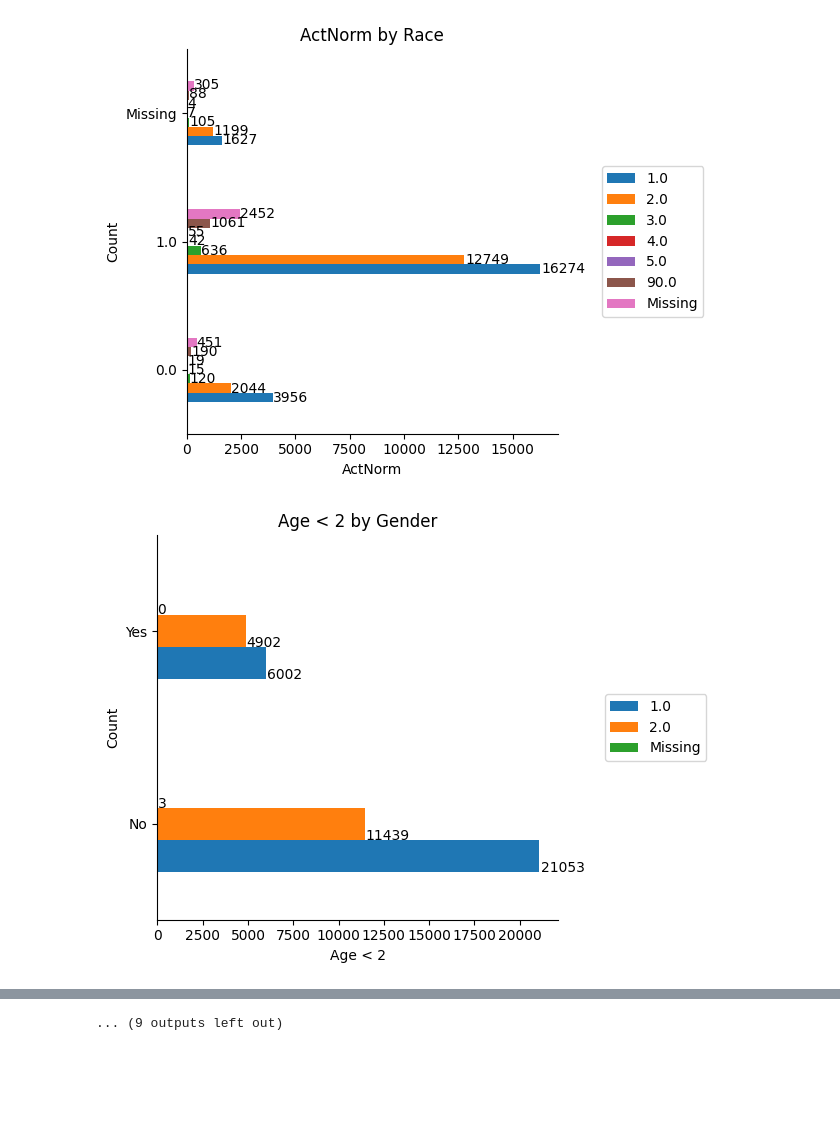
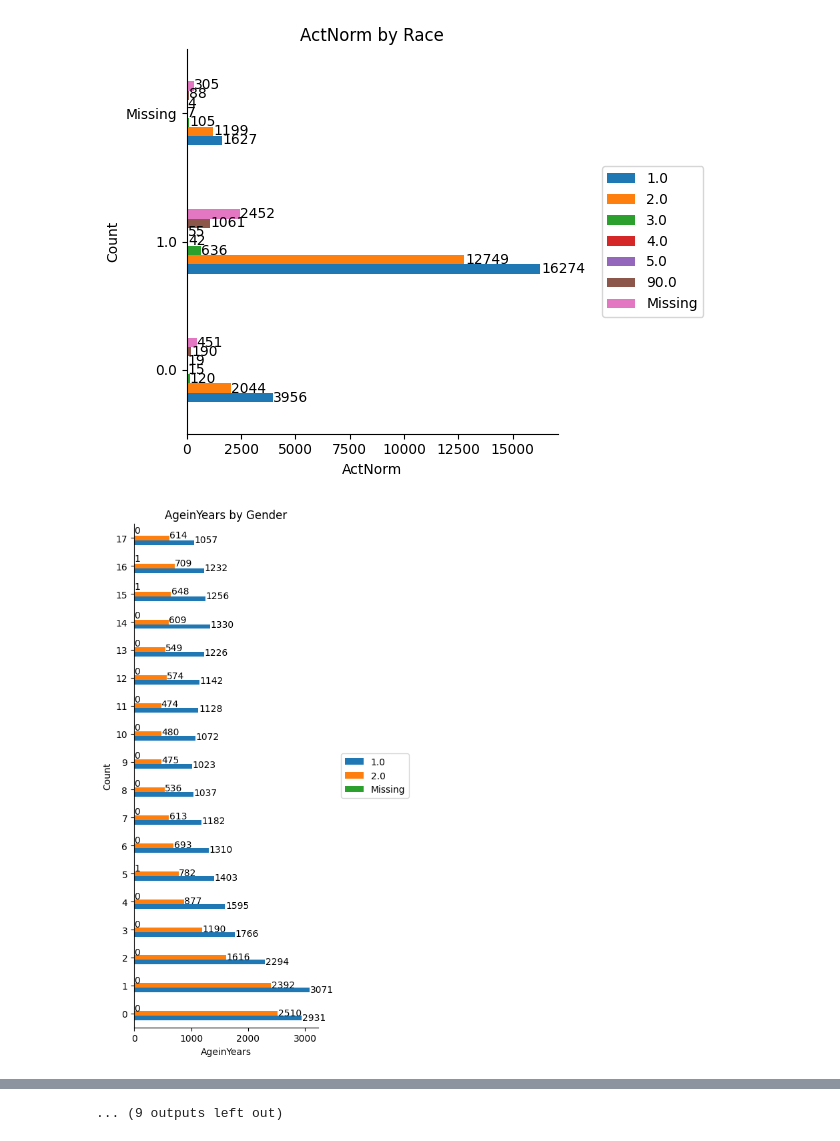
Before and after one commit to csinva/iai-clinical-decision-rule, a Jupyter notebook: notebooks/11_tbi.ipynb, the cells around one changed output, grey strips where cells are left out. Drawn from its saved outputs; the diff is of its cells as text; code cells hidden in the pictures; blank space fills up the shorter version.

Commit message:
add ageinyears plot

```diff
--- a/notebooks/11_tbi.ipynb
+++ b/notebooks/11_tbi.ipynb
@@ -23,38 +20,41 @@ The autoreload extension is already loaded. To reload it, use:
 # %%
 groups = ['Gender', 'Ethnicity', 'Race']
-vals = ['ActNorm', 'Age < 2', 'AMSAgitated', 'Drugs', 'IndRqstMD', 'CTSedAge', 'Observed']
+vals = ['ActNorm', 'AgeinYears', 'AMSAgitated', 'Drugs', 'IndRqstMD', 'CTSedAge', 'Observed']
 # list(sorted(df.columns))
 df = df.fillna('Missing')
 # %%
 # plt.figure(figsize=(8, 4))
 R = len(groups)
 C = len(vals)
 i = 0
 for val in vals:
     # plot barplot of unique values for each group
     for group in groups:
         # plt.subplot(R, C, i + 1)
         d = df.groupby(group)[val].value_counts().unstack(0)
-        d.plot.barh()
+        if val == 'AgeinYears':
+            d.plot.barh(figsize=(5, 8.5))
+        else:
+            d.plot.barh()
 
         # add text annotation to the right of each bar
         for p in plt.gca().patches:
             plt.gca().annotate(str(int(p.get_width())), (p.get_width() * 1.005, p.get_y() * 1.005))
         plt.legend(loc='center left', bbox_to_anchor=(1.1, 0.5))
 
 
         # for p in plt.gca().patches:
             # plt.gca().annotate(str(int(p.get_height())), (p.get_x() * 1.005, p.get_height() * 1.005))
 
         plt.title(val + ' by ' + group)
         plt.xlabel(val)
         plt.ylabel('Count')
         plt.tight_layout()
         # plt.show()
         i += 1
 # plt.show()
 # %% [output]
 [figure]
 [figure]
 [figure]
-[figure, old version]
+[figure, new version]
```
Also changed, not shown: parts of 2 cells of this notebook.
